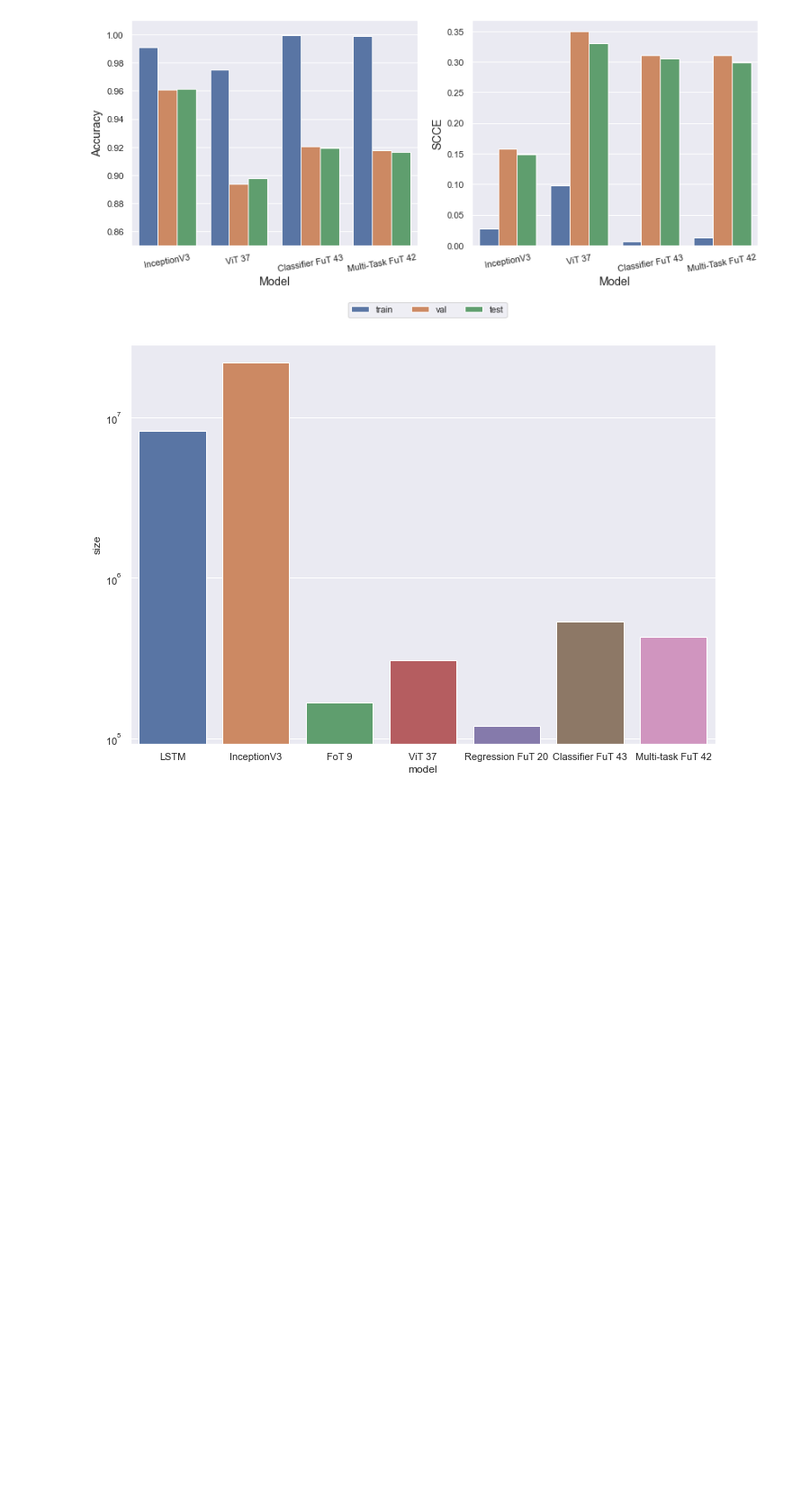
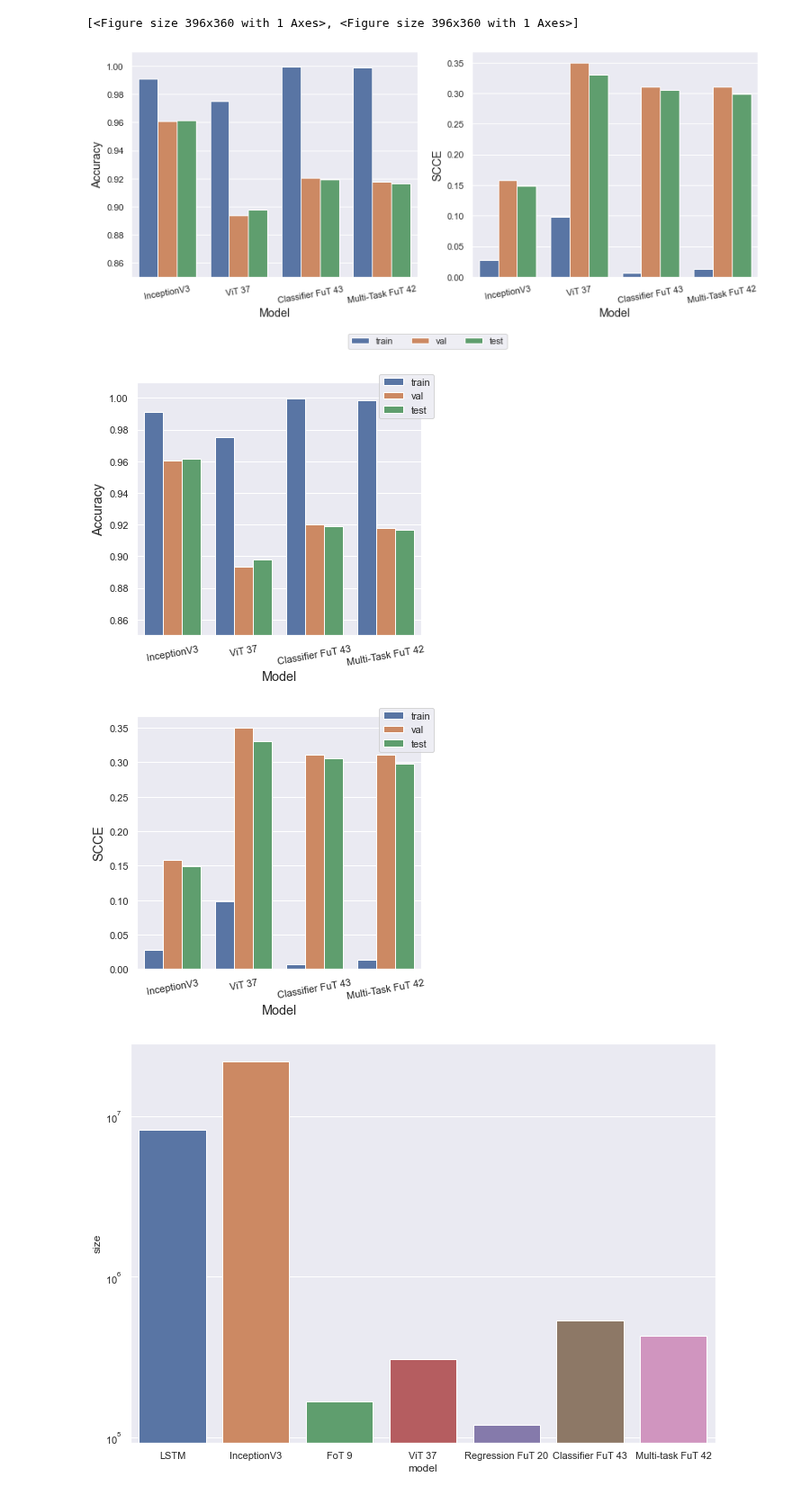
Before and after one commit to news-vt/makassar-ml, a Jupyter notebook: jupyter/model_comparison.ipynb, the cells around one changed output. Shown at 90% size. Saved outputs shown, nothing was run; the diff lists cells and outputs as text; code cells hidden in the pictures; blank space fills up the shorter version.

```diff
--- a/jupyter/model_comparison.ipynb
+++ b/jupyter/model_comparison.ipynb
@@ -122,33 +162,37 @@ df_classifier = pd.DataFrame([
     'scce': 0.0977,
     'val_scce': 0.3499,
     'test_scce': 0.3307,
     'accuracy': 0.9750,
     'val_accuracy': 0.8936,
     'test_accuracy': 0.8978,
     },
     {
     'model': 'Classifier FuT 43',
     'scce': 0.0064,
     'val_scce': 0.3112,
     'test_scce': 0.3057,
     'accuracy': 0.9994,
     'val_accuracy': 0.9202,
     'test_accuracy': 0.9192,
     },
     {
     'model': 'Multi-Task FuT 42',
     'scce': 0.0135,
     'val_scce': 0.3108,
     'test_scce': 0.2985,
     'accuracy': 0.9987,
     'val_accuracy': 0.9176,
     'test_accuracy': 0.9166,
     },
 ])
 
 plot(df_classifier)
+plot_single(df_classifier)
 # %% [output]
+[<Figure size 396x360 with 1 Axes>, <Figure size 396x360 with 1 Axes>]
 [figure]
+[figure, added]
+[figure, added]
 # %%
 df = pd.DataFrame(
 [
```
Also changed, not shown: parts of 4 cells of this notebook.
